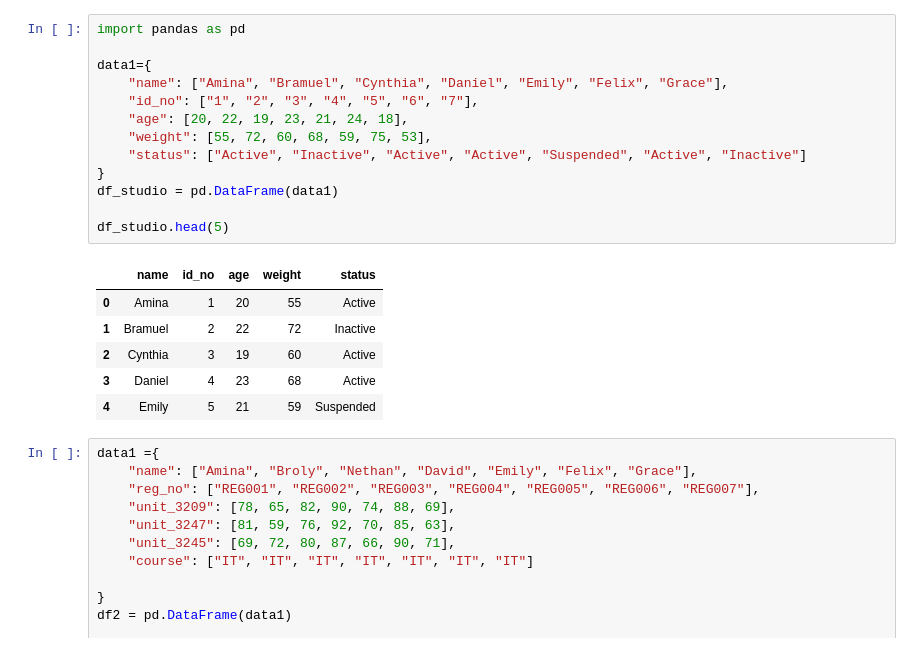
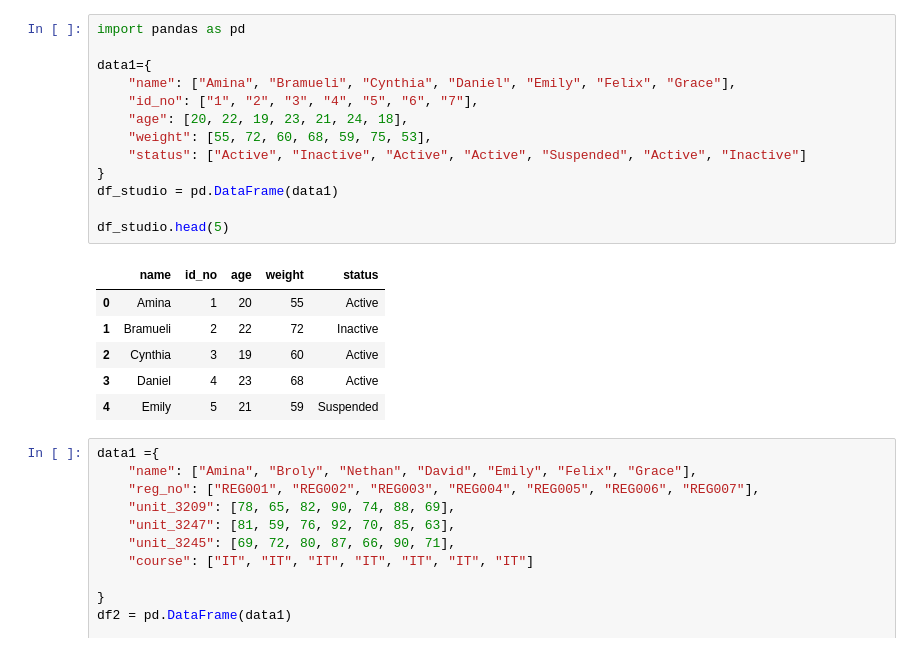
Before and after one commit to Clinton1029/Merging_data, a Jupyter notebook: Merging_data.ipynb, the cells around one changed output. Saved outputs shown, nothing was run; the diff lists cells and outputs as text.

```diff
--- a/Merging_data.ipynb
+++ b/Merging_data.ipynb
@@ -3,20 +3,20 @@
 # %%
 import pandas as pd
 
 data1={
-    "name": ["Amina", "Bramuel", "Cynthia", "Daniel", "Emily", "Felix", "Grace"],
+    "name": ["Amina", "Bramueli", "Cynthia", "Daniel", "Emily", "Felix", "Grace"],
     "id_no": ["1", "2", "3", "4", "5", "6", "7"],
     "age": [20, 22, 19, 23, 21, 24, 18],
     "weight": [55, 72, 60, 68, 59, 75, 53],
     "status": ["Active", "Inactive", "Active", "Active", "Suspended", "Active", "Inactive"]
 }
 df_studio = pd.DataFrame(data1)
 
 df_studio.head(5)
 # %% [output]
 |  | name | id_no | age | weight | status |
 | 0 | Amina | 1 | 20 | 55 | Active |
-| 1 | Bramuel | 2 | 22 | 72 | Inactive |
+| 1 | Bramueli | 2 | 22 | 72 | Inactive |
 | 2 | Cynthia | 3 | 19 | 60 | Active |
 | 3 | Daniel | 4 | 23 | 68 | Active |
 | 4 | Emily | 5 | 21 | 59 | Suspended |
```
